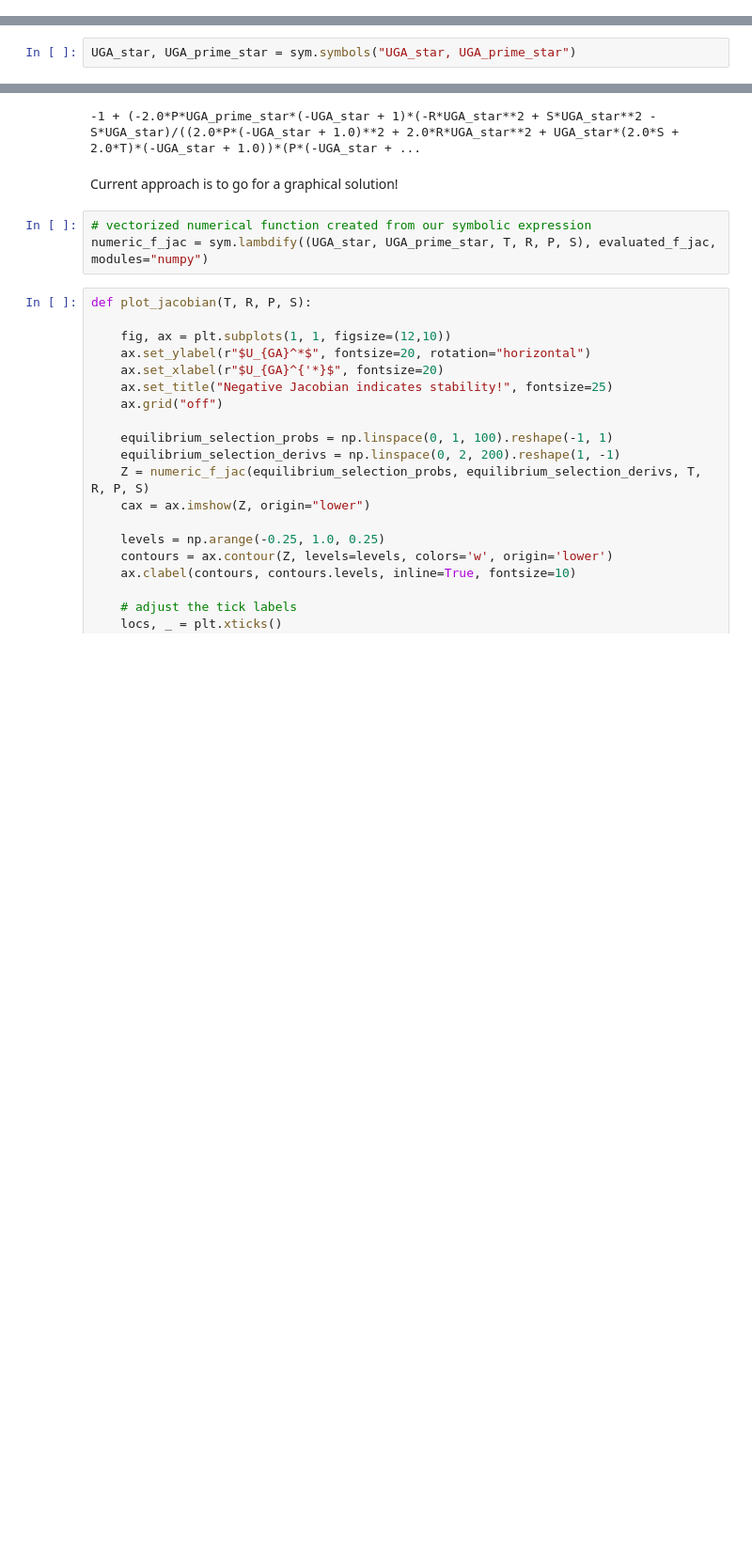
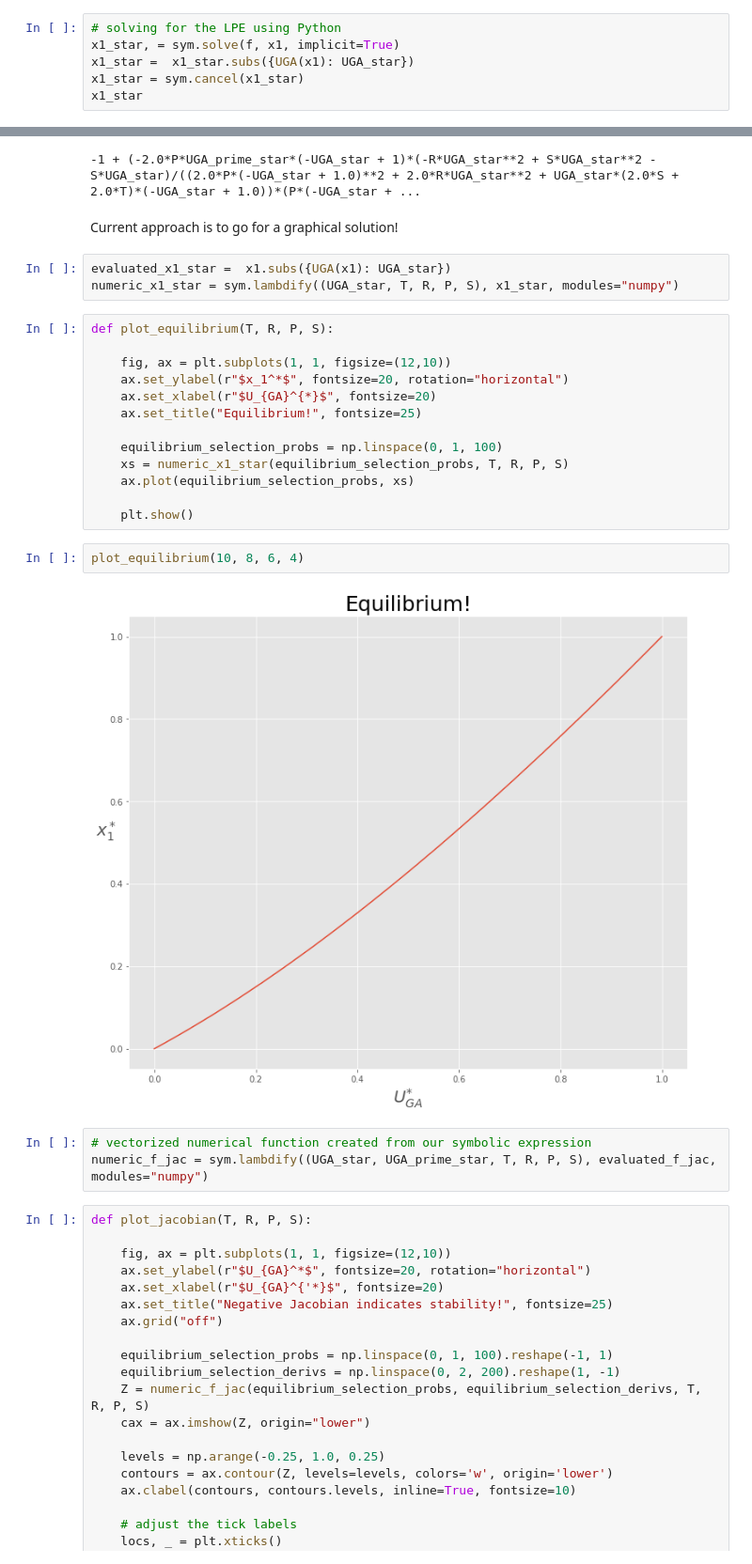
Before and after one commit to davidrpugh/evolution-of-social-behavior, a Jupyter notebook: monomorphic-gamma-model.ipynb, the cells around one changed output, grey strips where cells are left out. Shown at 94% size. Saved outputs shown, nothing was run; the diff lists cells and outputs as text; blank space fills up the shorter version.

```diff
--- a/monomorphic-gamma-model.ipynb
+++ b/monomorphic-gamma-model.ipynb
@@ -117,0 +102,6 @@ We already know that $x^*=0, U_{GA}^*=0$ and $x^*=1, U_{GA}^*=1$ are potential e
+# %%
+# solving for the LPE using Python
+x1_star, = sym.solve(f, x1, implicit=True)
+x1_star =  x1_star.subs({UGA(x1): UGA_star})
+x1_star = sym.cancel(x1_star)
+x1_star
@@ -197,2 +183,0 @@ U_{GA}'(1) < \frac{R}{T} \\
-# %%
-UGA_star, UGA_prime_star = sym.symbols("UGA_star, UGA_prime_star")
@@ -210,6 +198,26 @@ evaluated_f_jac
 -1 + (-2.0*P*UGA_prime_star*(-UGA_star + 1)*(-R*UGA_star**2 + S*UGA_star**2 - S*UGA_star)/((2.0*P*(-UGA_star + 1.0)**2 + 2.0*R*UGA_star**2 + UGA_star*(2.0*S + 2.0*T)*(-UGA_star + 1.0))*(P*(-UGA_star + ...
 # %% [markdown]
 Current approach is to go for a graphical solution!
+# %%
+evaluated_x1_star =  x1.subs({UGA(x1): UGA_star})
+numeric_x1_star = sym.lambdify((UGA_star, T, R, P, S), x1_star, modules="numpy")
+# %%
+def plot_equilibrium(T, R, P, S):
+
+    fig, ax = plt.subplots(1, 1, figsize=(12,10))
+    ax.set_ylabel(r"$x_1^*$", fontsize=20, rotation="horizontal")
+    ax.set_xlabel(r"$U_{GA}^{*}$", fontsize=20)
+    ax.set_title("Equilibrium!", fontsize=25)
+
+    equilibrium_selection_probs = np.linspace(0, 1, 100)
+    xs = numeric_x1_star(equilibrium_selection_probs, T, R, P, S)
+    ax.plot(equilibrium_selection_probs, xs)
+
+    plt.show()
+# %%
+plot_equilibrium(10, 8, 6, 4)
+# %% [output]
+[figure, added]
 # %%
 # vectorized numerical function created from our symbolic expression
 numeric_f_jac = sym.lambdify((UGA_star, UGA_prime_star, T, R, P, S), evaluated_f_jac, modules="numpy")
```
Also changed, not shown: parts of 16 cells of this notebook.
